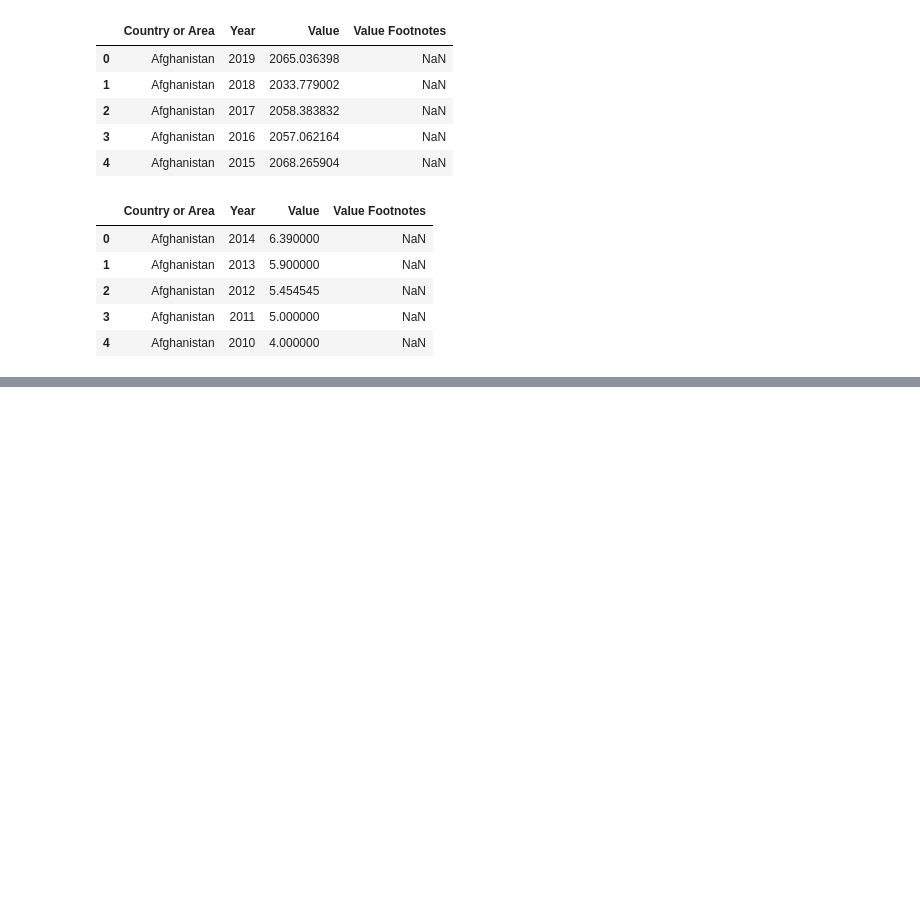
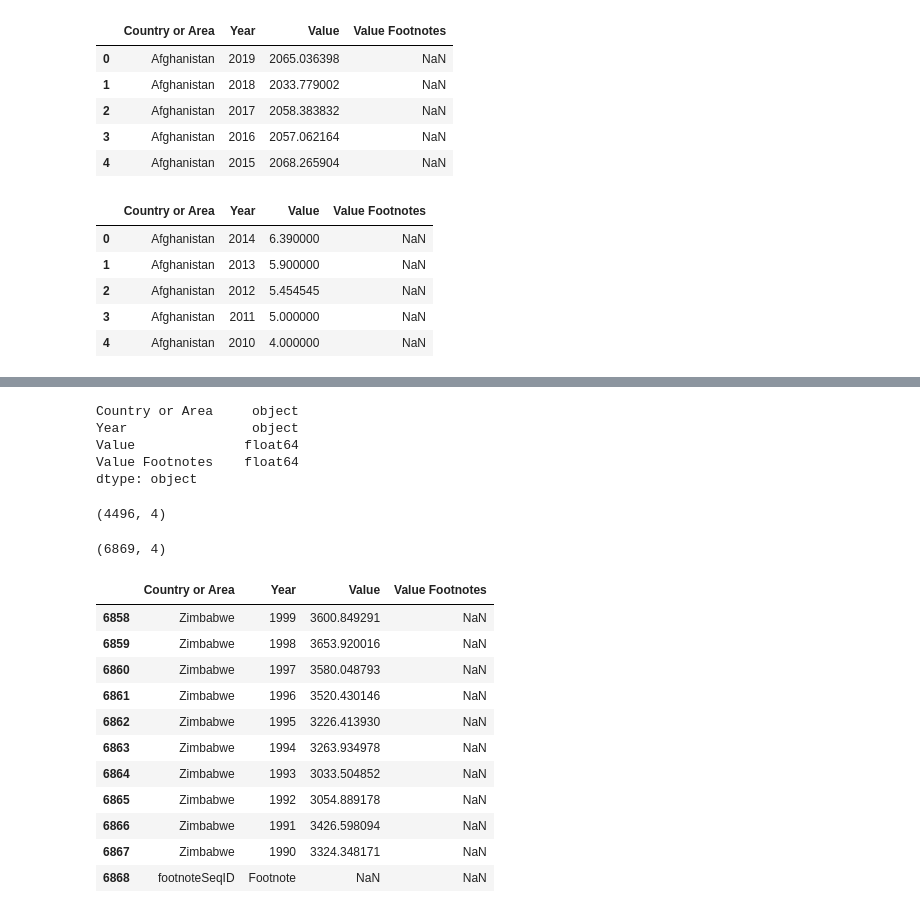
Before and after one commit to ABscott94/gdp_internet_usage_python, a Jupyter notebook: notebooks/gdp-internet-un-notebook.ipynb, the cells around one changed output, grey strips where cells are left out. Saved outputs shown, nothing was run; the diff lists cells and outputs as text; code cells hidden in the pictures; blank space fills up the shorter version.

```diff
--- a/notebooks/gdp-internet-un-notebook.ipynb
+++ b/notebooks/gdp-internet-un-notebook.ipynb
@@ -36,0 +77,31 @@ internet_df.head()
+# %%
+print(gdp_df.dtypes)
+# %% [output]
+Country or Area     object
+Year                object
+Value              float64
+Value Footnotes    float64
+dtype: object
+# %%
+print(internet_df.shape)
+# %% [output]
+(4496, 4)
+# %%
+print(gdp_df.shape)
+# %% [output]
+(6869, 4)
+# %%
+gdp_df[-11:]
+# %% [output]
+|  | Country or Area | Year | Value | Value Footnotes |
+| 6858 | Zimbabwe | 1999 | 3600.849291 | NaN |
+| 6859 | Zimbabwe | 1998 | 3653.920016 | NaN |
+| 6860 | Zimbabwe | 1997 | 3580.048793 | NaN |
+| 6861 | Zimbabwe | 1996 | 3520.430146 | NaN |
+| 6862 | Zimbabwe | 1995 | 3226.413930 | NaN |
+| 6863 | Zimbabwe | 1994 | 3263.934978 | NaN |
+| 6864 | Zimbabwe | 1993 | 3033.504852 | NaN |
+| 6865 | Zimbabwe | 1992 | 3054.889178 | NaN |
+| 6866 | Zimbabwe | 1991 | 3426.598094 | NaN |
+| 6867 | Zimbabwe | 1990 | 3324.348171 | NaN |
+| 6868 | footnoteSeqID | Footnote | NaN | NaN |
```
Also changed, not shown: parts of 11 cells of this notebook.
